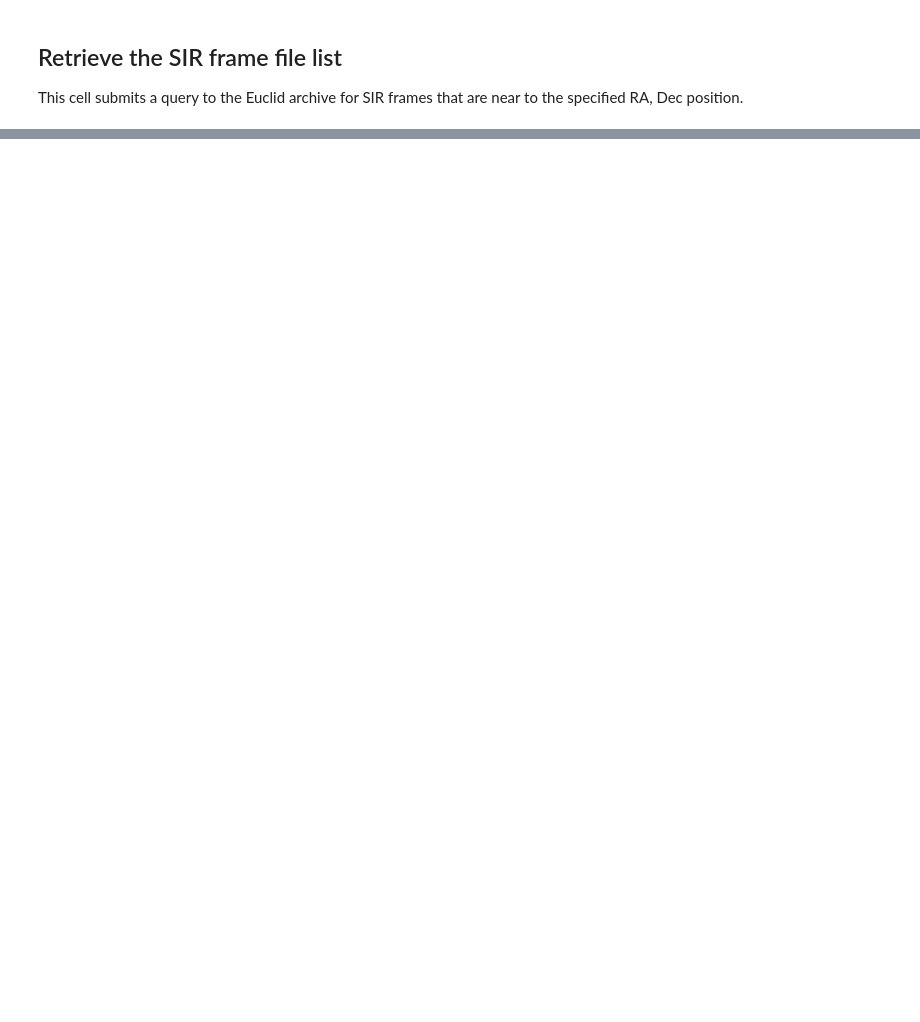
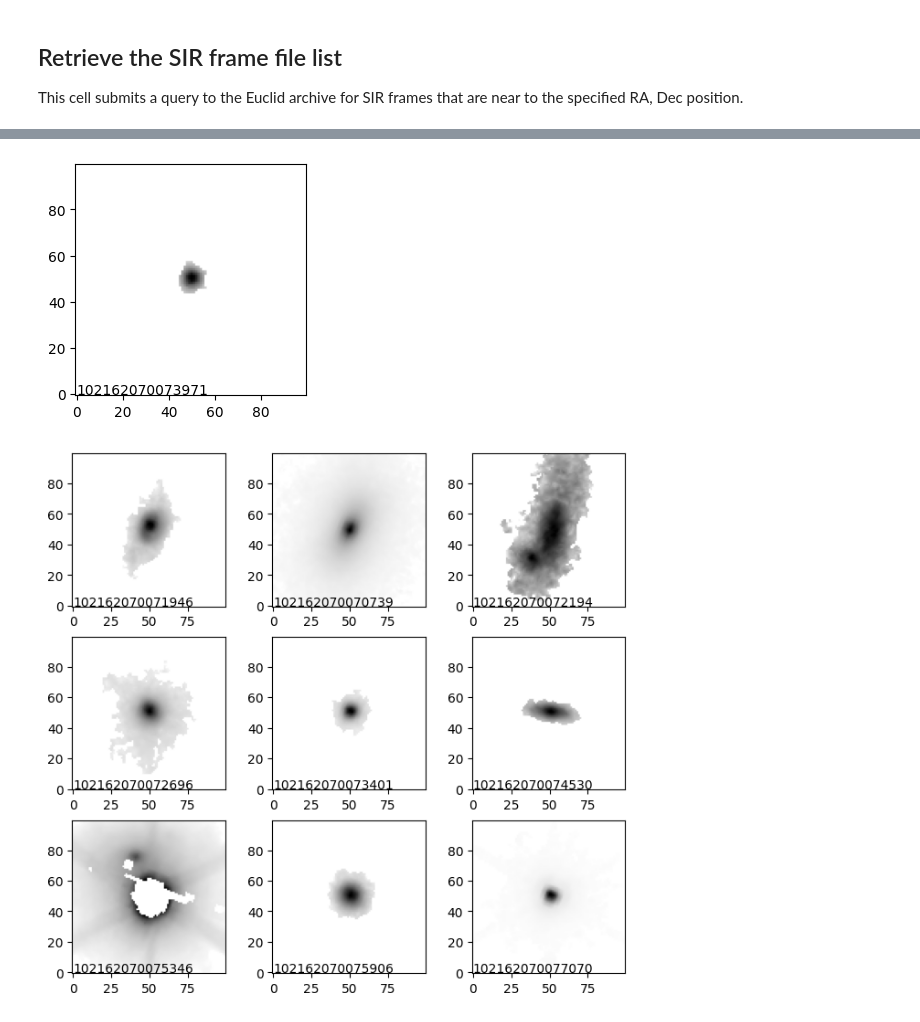
Before and after one commit to elsa-euclid/gelsa-notebooks, a Jupyter notebook: GELSA_1d_spectra_decontamination.ipynb, the cells around one changed output, grey strips where cells are left out. Saved outputs shown, nothing was run; the diff lists cells and outputs as text; code cells hidden in the pictures; blank space fills up the shorter version.

```diff
--- a/GELSA_1d_spectra_decontamination.ipynb
+++ b/GELSA_1d_spectra_decontamination.ipynb
@@ -156,0 +261,18 @@ plt.ylim(0,0.25)
+# %%
+plt.figure(figsize=(3, 3))
+plt.imshow(visu.normalize_image(decon.targets[0]._stamp, levels=(10,99.99)),
+           origin='lower', cmap='binary')
+plt.text(0,0,decon.targets[0].params['object_id'])
+
+plt.figure(figsize=(8, 10))
+n = len(decon.contaminants)
+nrow = 3
+ncol = n // nrow + 1
+for i, gal in enumerate(decon.contaminants):
+    plt.subplot(ncol, nrow, i+1)
+    plt.imshow(visu.normalize_image(gal._stamp, levels=(10,99.99)),
+               origin='lower', cmap='binary')
+    plt.text(0,0,gal.params['object_id'])
+# %% [output]
+[figure, added]
+[figure, added]
```
Also changed, not shown: parts of 21 cells of this notebook, 1 other file.
